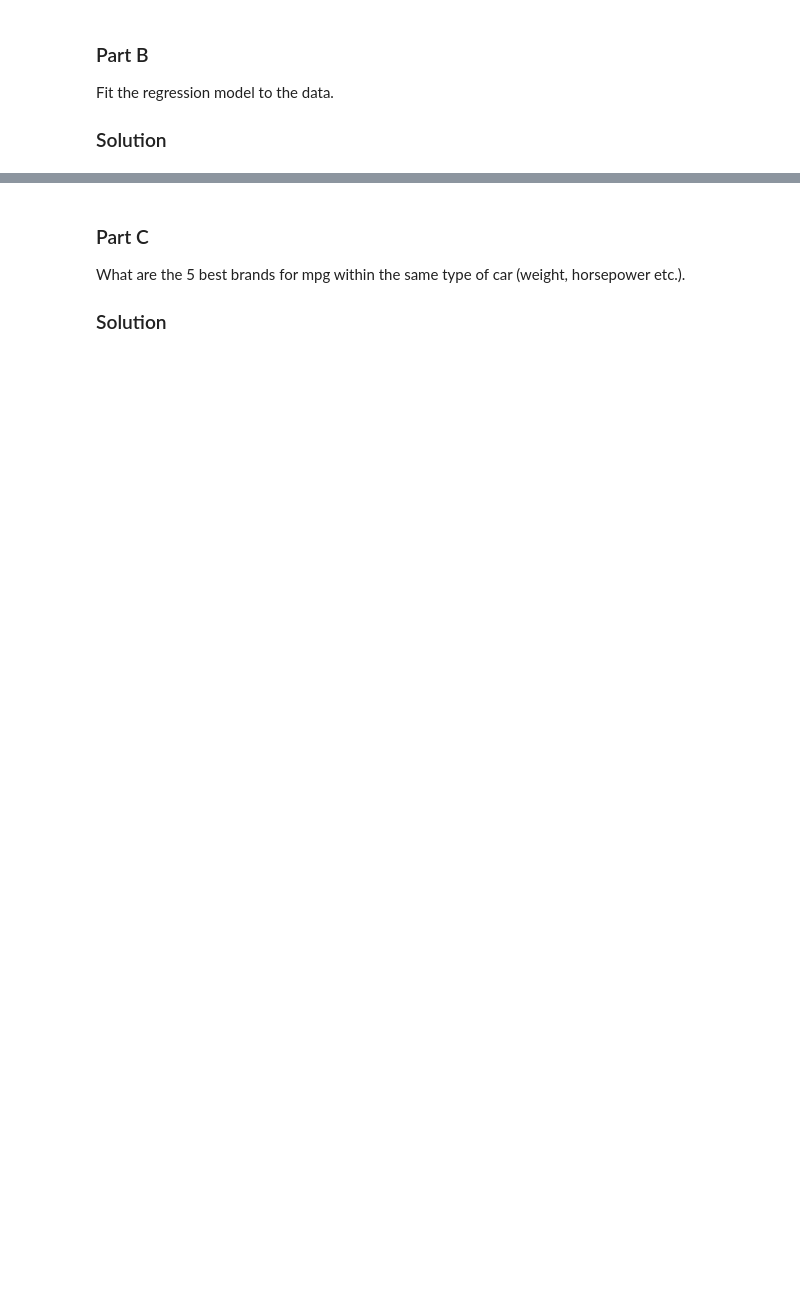
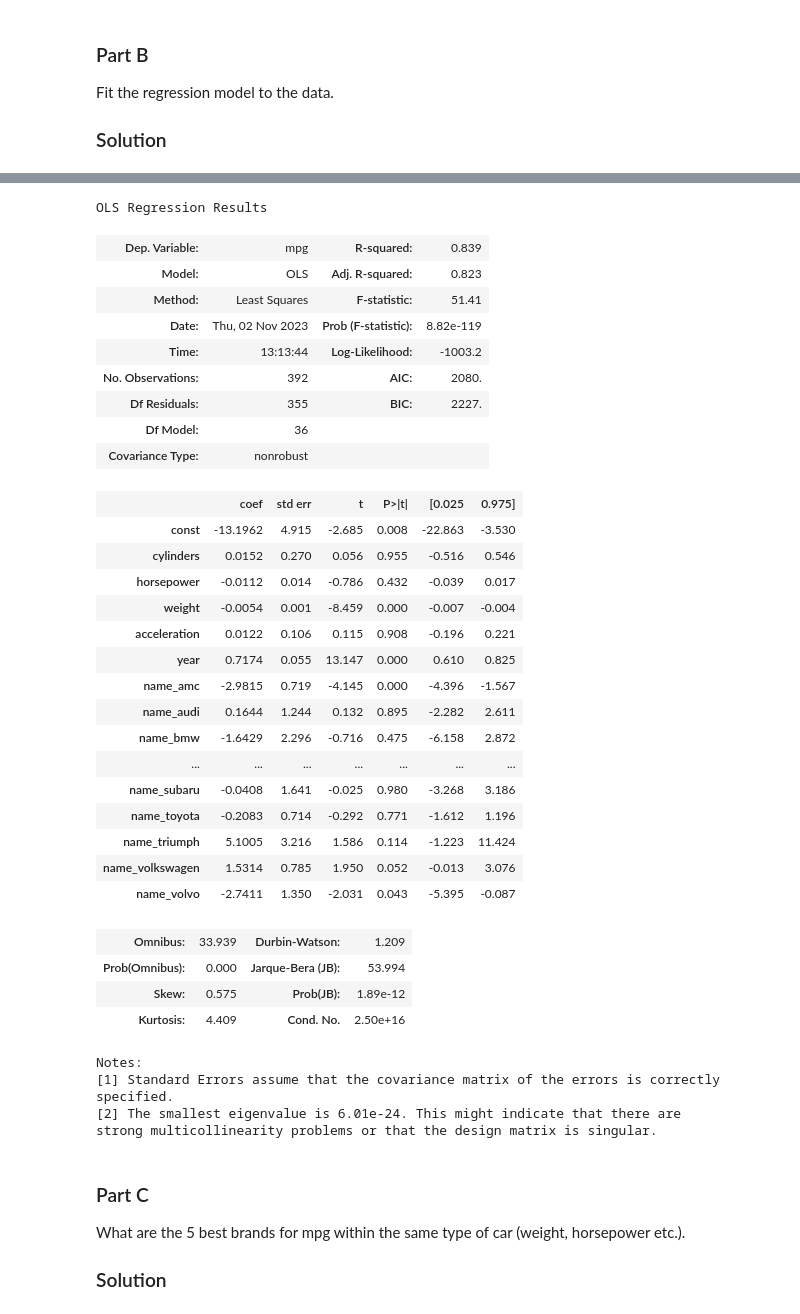
Before and after one commit to alexcraig043/math-50, a Jupyter notebook: homeworks/hw6.ipynb, the cells around one changed output, grey strips where cells are left out. Saved outputs shown, nothing was run; the diff lists cells and outputs as text; code cells hidden in the pictures; blank space fills up the shorter version.

```diff
--- a/homeworks/hw6.ipynb
+++ b/homeworks/hw6.ipynb
@@ -18,3 +18,11 @@ The second line takes the original names (which are the specific models – e.g.
 Using all the columns **except** origin and displacement (since it’s not obvious what the units are), write down the regression model which you want to fit to this data to address the question posed in the problem instruction. Assume there are no interactions. Provide an interpretation of each regression coefficient.
 
 ### Solution
+# %%
+import pandas as pd
+
+data = pd.read_csv("https://raw.githubusercontent.com/intro-stat-learning/ISLP/main/ISLP/data/Auto.csv",encoding = "ISO-8859-1")
+
+data["name"] = [name.split()[0] for name in data["name"].values]
+
+data.head()
@@ -26,3 +78,72 @@ Fit the regression model to the data.
+# %%
+import statsmodels.api as sm
+
+data['name'] = data['name'].replace(['vw'], 'volkswagen')
+data['name'] = data['name'].replace(['vokswagen'], 'volkswagen')
+data['name'] = data['name'].replace(['chevroelt'], 'chevrolet')
+data['name'] = data['name'].replace(['toyouta'], 'toyota')
+data['name'] = data['name'].replace(['mercedes-benz'], 'mercedes')
+
+# Create dummy variables for the 'name' column
+data_dummies = pd.get_dummies(data['name'], prefix='name')
+
+# Add dummy variables to the main data and drop the original 'name' column
+data = pd.concat([data, data_dummies], axis=1).drop('name', axis=1)
+
+# Drop the columns 'origin' and 'displacement' as instructed
+data = data.drop(['origin', 'displacement'], axis=1)
+
+# Convert all entries that are "True" to 1 and all entries that are "False" to 0
+data = data * 1
+
+# Define the predictors and the response variable
+X = data.drop('mpg', axis=1)
+y = data['mpg']
+
+# Add an intercept to the predictors
+X = sm.add_constant(X)
+
+# Fit the regression model
+model = sm.OLS(y, X).fit()
+
+# Get the summary of the regression model
+model_summary = model.summary()
+model_summary
+# %% [output]
+OLS Regression Results
+| Dep. Variable: | mpg | R-squared: | 0.839 |
+| Model: | OLS | Adj. R-squared: | 0.823 |
+| Method: | Least Squares | F-statistic: | 51.41 |
+| Date: | Thu, 02 Nov 2023 | Prob (F-statistic): | 8.82e-119 |
+| Time: | 13:13:44 | Log-Likelihood: | -1003.2 |
+| No. Observations: | 392 | AIC: | 2080. |
+| Df Residuals: | 355 | BIC: | 2227. |
+| Df Model: | 36 |  |  |
+| Covariance Type: | nonrobust |  |  |
+|  | coef | std err | t | P>|t| | [0.025 | 0.975] |
+| const | -13.1962 | 4.915 | -2.685 | 0.008 | -22.863 | -3.530 |
+| cylinders | 0.0152 | 0.270 | 0.056 | 0.955 | -0.516 | 0.546 |
+| horsepower | -0.0112 | 0.014 | -0.786 | 0.432 | -0.039 | 0.017 |
+| weight | -0.0054 | 0.001 | -8.459 | 0.000 | -0.007 | -0.004 |
+| acceleration | 0.0122 | 0.106 | 0.115 | 0.908 | -0.196 | 0.221 |
+| year | 0.7174 | 0.055 | 13.147 | 0.000 | 0.610 | 0.825 |
+| name_amc | -2.9815 | 0.719 | -4.145 | 0.000 | -4.396 | -1.567 |
+| name_audi | 0.1644 | 1.244 | 0.132 | 0.895 | -2.282 | 2.611 |
+| name_bmw | -1.6429 | 2.296 | -0.716 | 0.475 | -6.158 | 2.872 |
+| ... | ... | ... | ... | ... | ... | ... |
+| name_subaru | -0.0408 | 1.641 | -0.025 | 0.980 | -3.268 | 3.186 |
+| name_toyota | -0.2083 | 0.714 | -0.292 | 0.771 | -1.612 | 1.196 |
+| name_triumph | 5.1005 | 3.216 | 1.586 | 0.114 | -1.223 | 11.424 |
+| name_volkswagen | 1.5314 | 0.785 | 1.950 | 0.052 | -0.013 | 3.076 |
+| name_volvo | -2.7411 | 1.350 | -2.031 | 0.043 | -5.395 | -0.087 |
+| Omnibus: | 33.939 | Durbin-Watson: | 1.209 |
+| Prob(Omnibus): | 0.000 | Jarque-Bera (JB): | 53.994 |
+| Skew: | 0.575 | Prob(JB): | 1.89e-12 |
+| Kurtosis: | 4.409 | Cond. No. | 2.50e+16 |
+Notes:
+[1] Standard Errors assume that the covariance matrix of the errors is correctly specified.
+[2] The smallest eigenvalue is 6.01e-24. This might indicate that there are
+strong multicollinearity problems or that the design matrix is singular.
 # %% [markdown]
 ### Part C
 What are the 5 best brands for mpg within the same type of car (weight, horsepower etc.).
```
Also changed, not shown: parts of 9 cells of this notebook, 2 other files.
